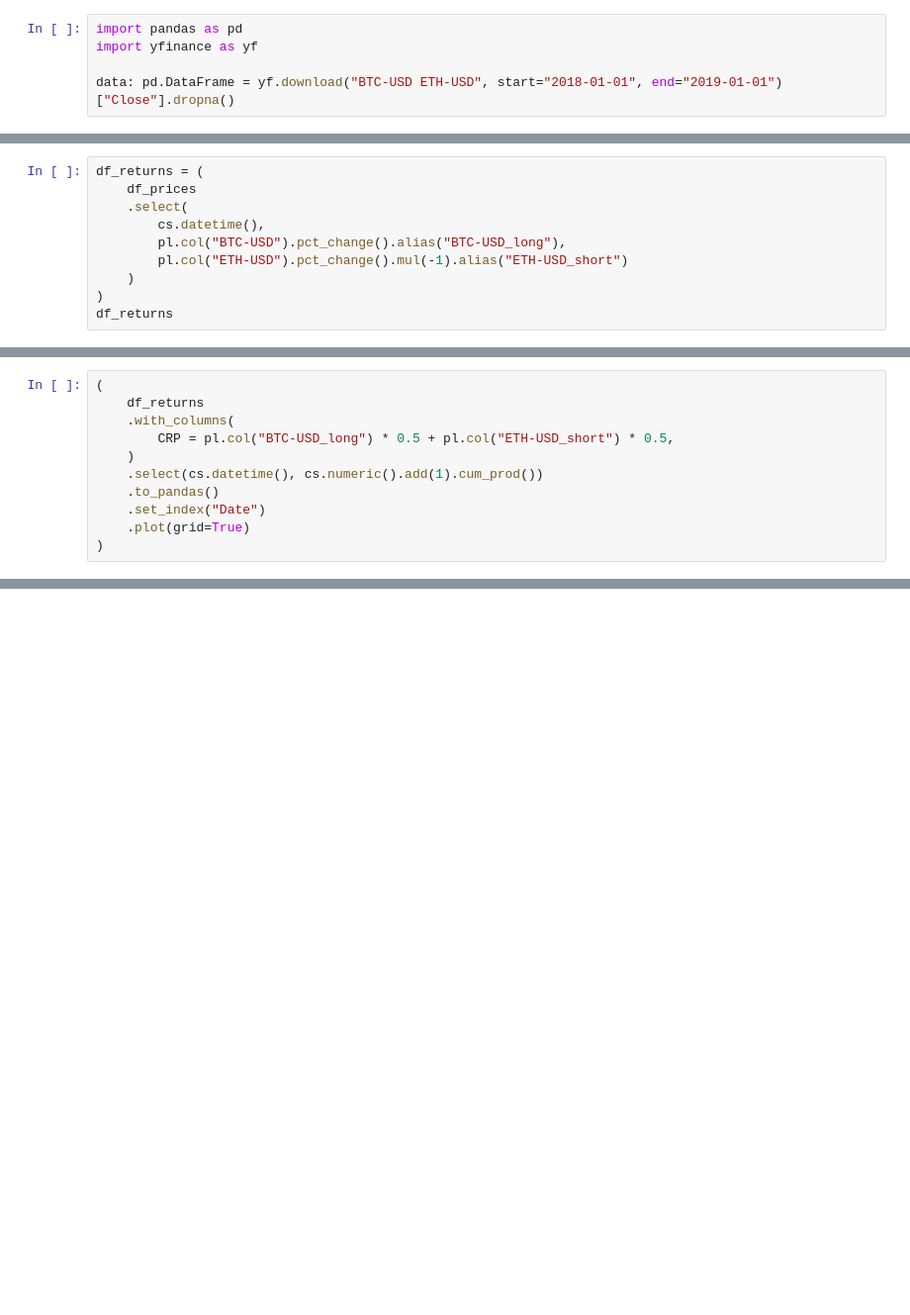
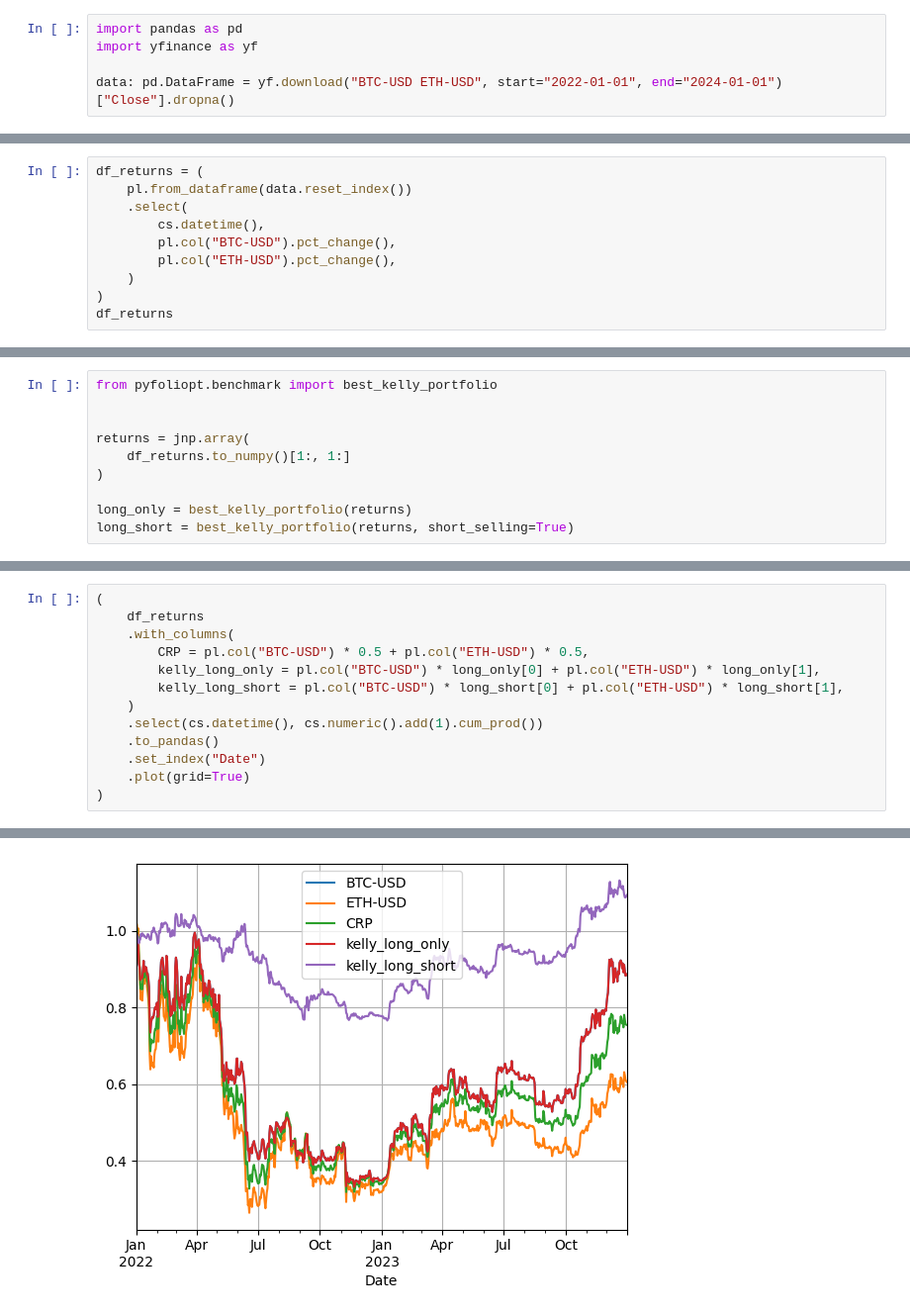
Before and after one commit to jialinyi94/online_pyfolio_opt, a Jupyter notebook: examples/eg_portfolio.ipynb, the cells around one changed output, grey strips where cells are left out. Shown at 99% size. Saved outputs shown, nothing was run; the diff lists cells and outputs as text; blank space fills up the shorter version.

```diff
--- a/examples/eg_portfolio.ipynb
+++ b/examples/eg_portfolio.ipynb
@@ -12,4 +8,4 @@ from pyfoliopt.loss import neg_logdot_loss
 import pandas as pd
 import yfinance as yf
 
-data: pd.DataFrame = yf.download("BTC-USD ETH-USD", start="2018-01-01", end="2019-01-01")["Close"].dropna()
+data: pd.DataFrame = yf.download("BTC-USD ETH-USD", start="2022-01-01", end="2024-01-01")["Close"].dropna()
@@ -21,10 +19,10 @@ df_prices
 # %%
 df_returns = (
-    df_prices
+    pl.from_dataframe(data.reset_index())
     .select(
         cs.datetime(),
-        pl.col("BTC-USD").pct_change().alias("BTC-USD_long"),
-        pl.col("ETH-USD").pct_change().mul(-1).alias("ETH-USD_short")
+        pl.col("BTC-USD").pct_change(),
+        pl.col("ETH-USD").pct_change(),
     )
 )
 df_returns
@@ -30,0 +46,10 @@ df_returns
+# %%
+from pyfoliopt.benchmark import best_kelly_portfolio
+
+
+returns = jnp.array(
+    df_returns.to_numpy()[1:, 1:]
+)
+
+long_only = best_kelly_portfolio(returns)
+long_short = best_kelly_portfolio(returns, short_selling=True)
@@ -32,10 +59,13 @@ df_returns
 (
     df_returns
     .with_columns(
-        CRP = pl.col("BTC-USD_long") * 0.5 + pl.col("ETH-USD_short") * 0.5,
+        CRP = pl.col("BTC-USD") * 0.5 + pl.col("ETH-USD") * 0.5,
+        kelly_long_only = pl.col("BTC-USD") * long_only[0] + pl.col("ETH-USD") * long_only[1],
+        kelly_long_short = pl.col("BTC-USD") * long_short[0] + pl.col("ETH-USD") * long_short[1],
     )
     .select(cs.datetime(), cs.numeric().add(1).cum_prod())
     .to_pandas()
     .set_index("Date")
     .plot(grid=True)
 )
+# %% [output]
@@ -41,0 +73 @@ df_returns
+[figure, added]
```
Also changed, not shown: parts of 13 cells of this notebook, 2 other files.
